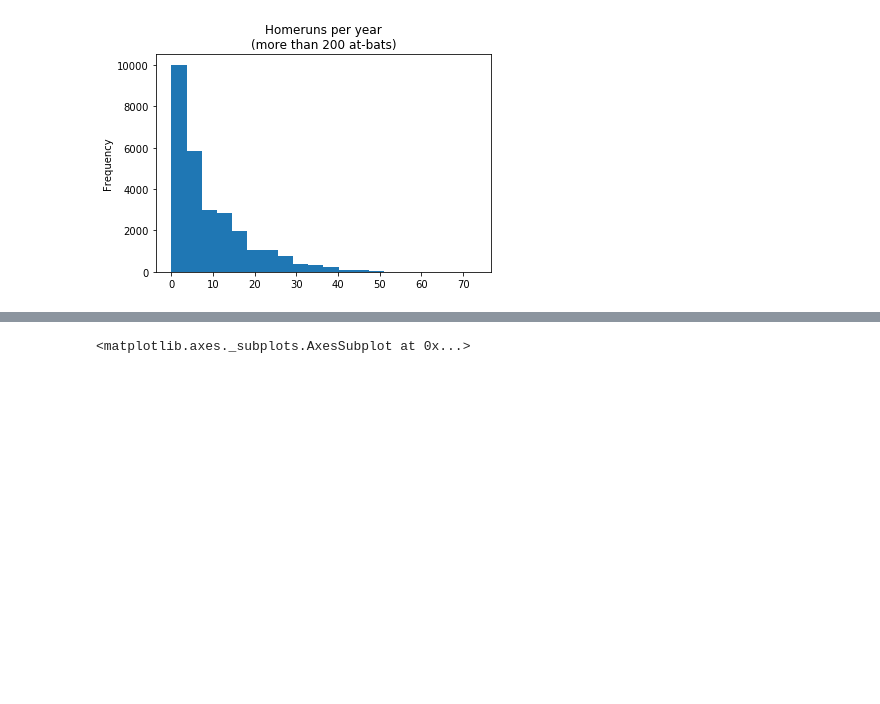
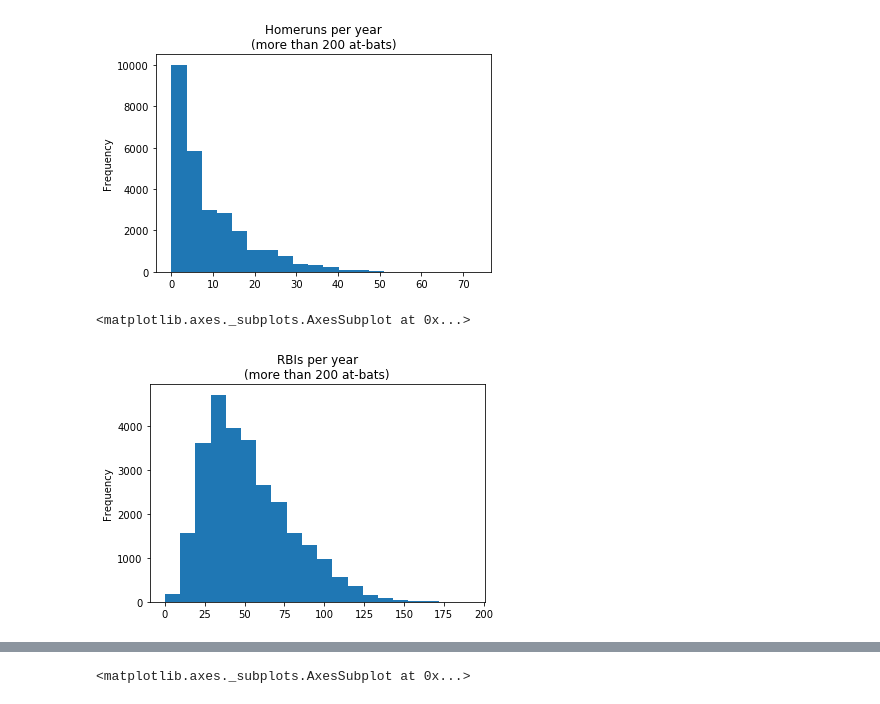
Before and after one commit to jnelson16/springboard-capstone, a Jupyter notebook: Data Story.ipynb, the cells around one changed output, grey strips where cells are left out. Cells and saved outputs as stored; diff of their text form; code cells hidden in the pictures; blank space fills up the shorter version.

```diff
--- a/Data Story.ipynb
+++ b/Data Story.ipynb
@@ -155,3 +175,8 @@ batting[batting.ab>200].hr.plot(kind='hist', bins=20, title='Homeruns per year\n
 # %% [output]
 <matplotlib.axes._subplots.AxesSubplot at 0x...>
 [figure]
+# %%
+batting[batting.ab>200].rbi.plot(kind='hist', bins=20, title='RBIs per year\n(more than 200 at-bats)')
+# %% [output]
+<matplotlib.axes._subplots.AxesSubplot at 0x...>
+[figure, added]
```
Also changed, not shown: parts of 35 cells of this notebook, 1 other file.
